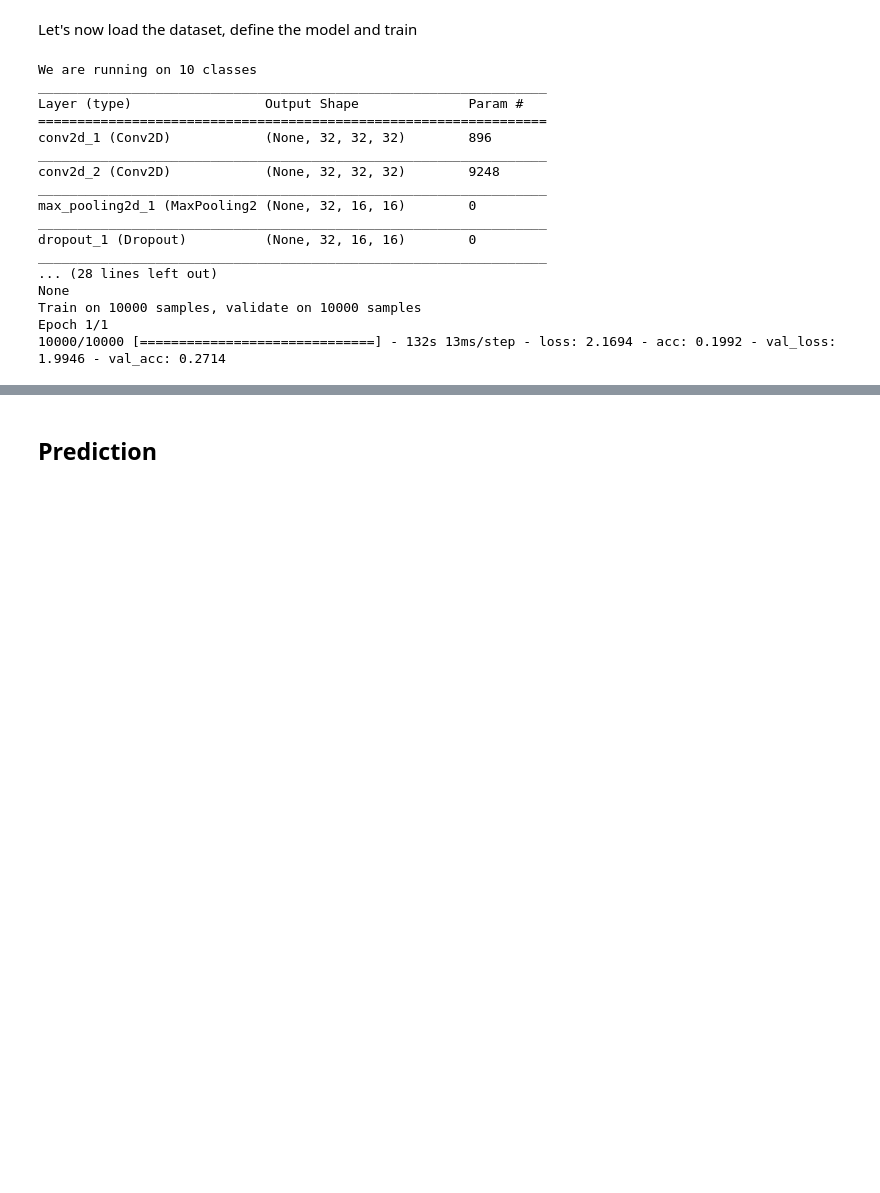
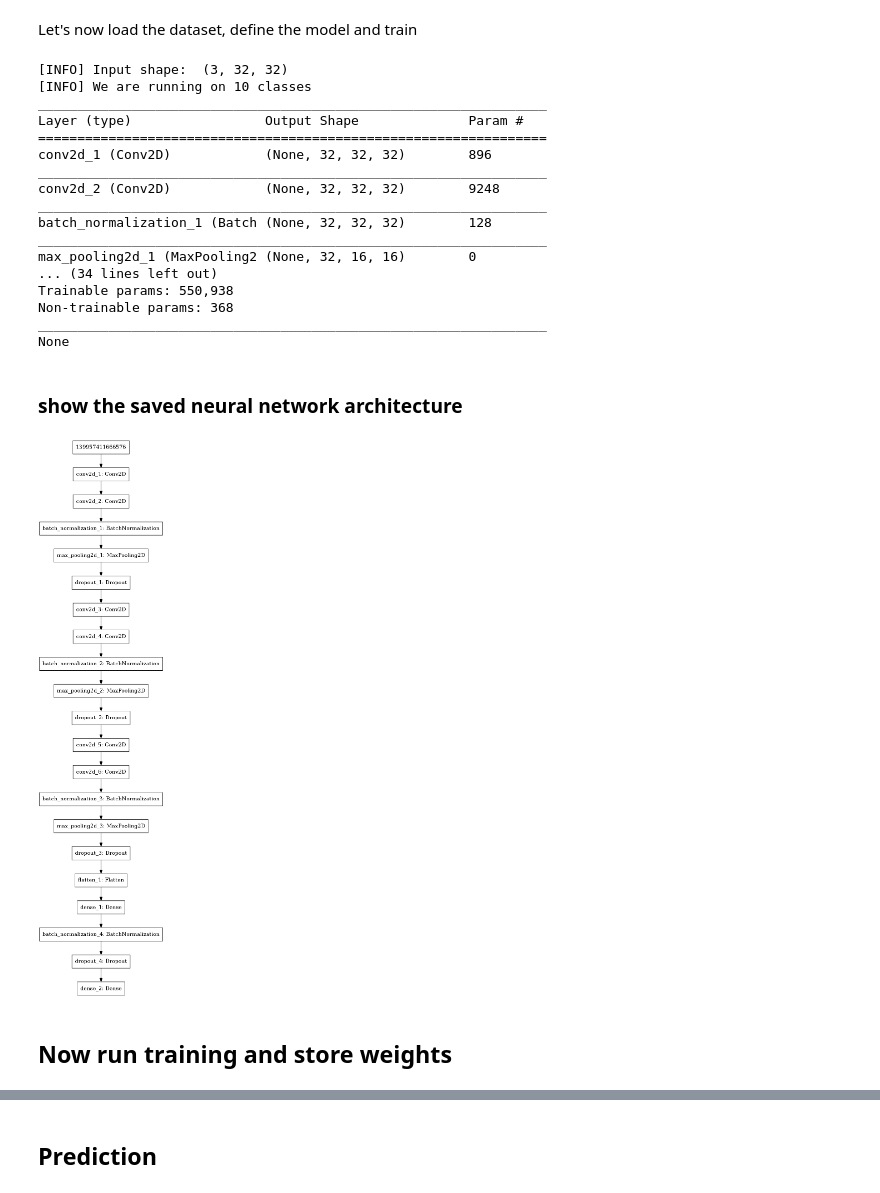
Before and after one commit to vykozlov/IBERGRID-tutorial, a Jupyter notebook: CIFAR10.ipynb, the cells around one changed output, grey strips where cells are left out. Saved outputs shown, nothing was run; the diff lists cells and outputs as text; code cells hidden in the pictures; blank space fills up the shorter version.

Commit message:
Add files via upload
update CIFAR10 notebook. Add 2 more files for tests

```diff
--- a/CIFAR10.ipynb
+++ b/CIFAR10.ipynb
@@ -37,10 +52,9 @@ Let's now load the dataset, define the model and train
 K.clear_session()
 
 #Training parameters
-epochs = 1
-lrate = 0.01
-decay = lrate/epochs
-outputpath= "."
+#epochs = 10
+#lrate = 0.01
+#decay = lrate/epochs
 
 # load data
 (X_train, y_train), (X_test, y_test) = cifar10.load_data()
@@ -51,51 +65,51 @@ X_test = X_test.astype('float32')
 X_train = X_train / 255.0
 X_test = X_test / 255.0
 
+# Check input shape
+print("[INFO] Input shape: ", X_train.shape[1:])
+
 # Transform to hot vectors
-
 y_train = np_utils.to_categorical(y_train)
 y_test = np_utils.to_categorical(y_test)
 num_classes = y_test.shape[1]
 
-print("We are running on %i classes" % num_classes)
+print("[INFO] We are running on %i classes" % num_classes)
 
 # Create the model
 model = Sequential()
 model.add(Conv2D(32, (3, 3), activation='relu', kernel_initializer='he_uniform', padding='same', input_shape=(3, 32, 32)))
 model.add(Conv2D(32, (3, 3), activation='relu', kernel_initializer='he_uniform', padding='same'))
+model.add(BatchNormalization())
 model.add(MaxPooling2D((2, 2)))
 model.add(Dropout(0.2))
 model.add(Conv2D(64, (3, 3), activation='relu', kernel_initializer='he_uniform', padding='same'))
 model.add(Conv2D(64, (3, 3), activation='relu', kernel_initializer='he_uniform', padding='same'))
+model.add(BatchNormalization())
 model.add(MaxPooling2D((2, 2)))
 model.add(Dropout(0.2))
 model.add(Conv2D(128, (3, 3), activation='relu', kernel_initializer='he_uniform', padding='same'))
 model.add(Conv2D(128, (3, 3), activation='relu', kernel_initializer='he_uniform', padding='same'))
+model.add(BatchNormalization())
 model.add(MaxPooling2D((2, 2)))
 model.add(Dropout(0.2))
 model.add(Flatten())
 model.add(Dense(128, activation='relu', kernel_initializer='he_uniform'))
+model.add(BatchNormalization())
 model.add(Dropout(0.2))
 model.add(Dense(10, activation='softmax'))
 
 #Define the optimizer
-sgd = SGD(lr=lrate, momentum=0.9, decay=decay, nesterov=False)
+#sgd = SGD(lr=lrate, momentum=0.9, decay=decay, nesterov=False)
 
 # Compile model
-model.compile(loss='categorical_crossentropy', optimizer=sgd, metrics=['accuracy'])
+model.compile(loss='categorical_crossentropy', optimizer='adam', metrics=['accuracy'])
 print(model.summary())
 
-# Fit the model
-model.fit(X_test, y_test, validation_data=(X_test,y_test), epochs=epochs, batch_size=64)
-
-#Evaluate the model on the test dataset
-scores = model.evaluate(X_test, y_test, verbose=10)
-print("Accuracy: %.2f%%" % (scores[1]*100))
-
-#Save the model
-model.save(os.path.join(outputpath,"model.h5"))
+# plot the neural network architecture
+plot_model(model, to_file="model_architecture.png")
 # %% [output]
-We are running on 10 classes
+[INFO] Input shape:  (3, 32, 32)
+[INFO] We are running on 10 classes
 _________________________________________________________________
 Layer (type)                 Output Shape              Param #
 =================================================================
@@ -103,12 +117,19 @@ conv2d_1 (Conv2D)            (None, 32, 32, 32)        896
 _________________________________________________________________
 conv2d_2 (Conv2D)            (None, 32, 32, 32)        9248
 _________________________________________________________________
+batch_normalization_1 (Batch (None, 32, 32, 32)        128
+_________________________________________________________________
 max_pooling2d_1 (MaxPooling2 (None, 32, 16, 16)        0
+... (34 lines left out)
+Trainable params: 550,938
+Non-trainable params: 368
 _________________________________________________________________
-dropout_1 (Dropout)          (None, 32, 16, 16)        0
-_________________________________________________________________
-... (28 lines left out)
 None
-Train on 10000 samples, validate on 10000 samples
-Epoch 1/1
-10000/10000 [==============================] - 132s 13ms/step - loss: 2.1694 - acc: 0.1992 - val_loss: 1.9946 - val_acc: 0.2714
+# %% [markdown]
+### show the saved neural network architecture
+# %%
+Image("model_architecture.png")
+# %% [output]
+[figure, added]
+# %% [markdown]
+## Now run training and store weights
```
Also changed, not shown: parts of 4 cells of this notebook, 2 other files.
